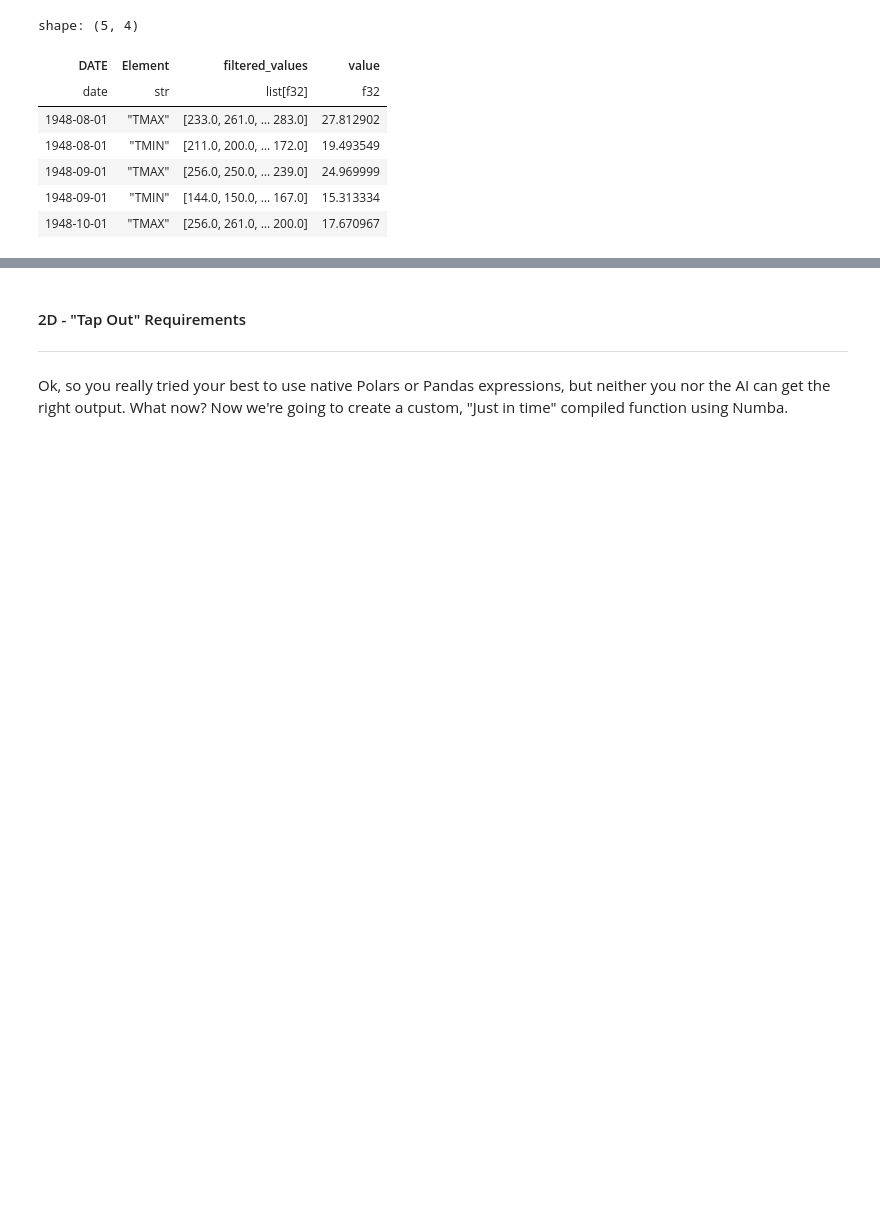
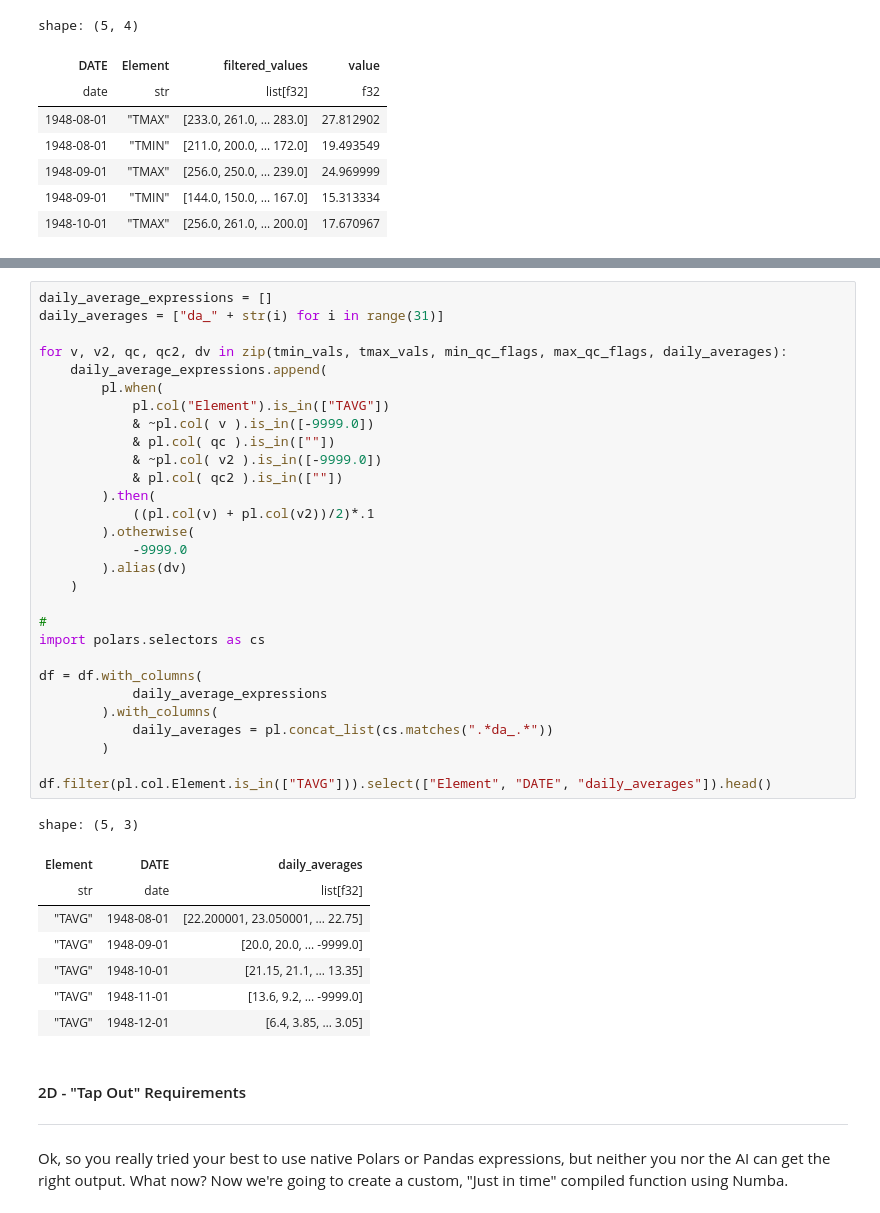
Before and after one commit to brodie-vidrine/Breaking-out-of-the-Loop, a Jupyter notebook: SciPy_Polars.ipynb, the cells around one changed output, grey strips where cells are left out. Saved outputs shown, nothing was run; the diff lists cells and outputs as text; blank space fills up the shorter version.

```diff
--- a/SciPy_Polars.ipynb
+++ b/SciPy_Polars.ipynb
@@ -197,3 +273,41 @@ The tricky part is assembling the query. I know I titled the presentation "Break
+# %%
+daily_average_expressions = []
+daily_averages = ["da_" + str(i) for i in range(31)]
+
+for v, v2, qc, qc2, dv in zip(tmin_vals, tmax_vals, min_qc_flags, max_qc_flags, daily_averages):
+    daily_average_expressions.append(
+        pl.when(
+            pl.col("Element").is_in(["TAVG"])
+            & ~pl.col( v ).is_in([-9999.0])
+            & pl.col( qc ).is_in([""])
+            & ~pl.col( v2 ).is_in([-9999.0])
+            & pl.col( qc2 ).is_in([""])
+        ).then(
+            ((pl.col(v) + pl.col(v2))/2)*.1
+        ).otherwise(
+            -9999.0
+        ).alias(dv)
+    )
+
+#
+import polars.selectors as cs
+
+df = df.with_columns(
+            daily_average_expressions
+        ).with_columns(
+            daily_averages = pl.concat_list(cs.matches(".*da_.*"))
+        )
+
+df.filter(pl.col.Element.is_in(["TAVG"])).select(["Element", "DATE", "daily_averages"]).head()
+# %% [output]
+shape: (5, 3)
+| Element | DATE | daily_averages |
+| str | date | list[f32] |
+| "TAVG" | 1948-08-01 | [22.200001, 23.050001, … 22.75] |
+| "TAVG" | 1948-09-01 | [20.0, 20.0, … -9999.0] |
+| "TAVG" | 1948-10-01 | [21.15, 21.1, … 13.35] |
+| "TAVG" | 1948-11-01 | [13.6, 9.2, … -9999.0] |
+| "TAVG" | 1948-12-01 | [6.4, 3.85, … 3.05] |
 # %% [markdown]
 #### 2D - "Tap Out" Requirements
 ***
```
Also changed, not shown: parts of 10 cells of this notebook, 1 other file.
